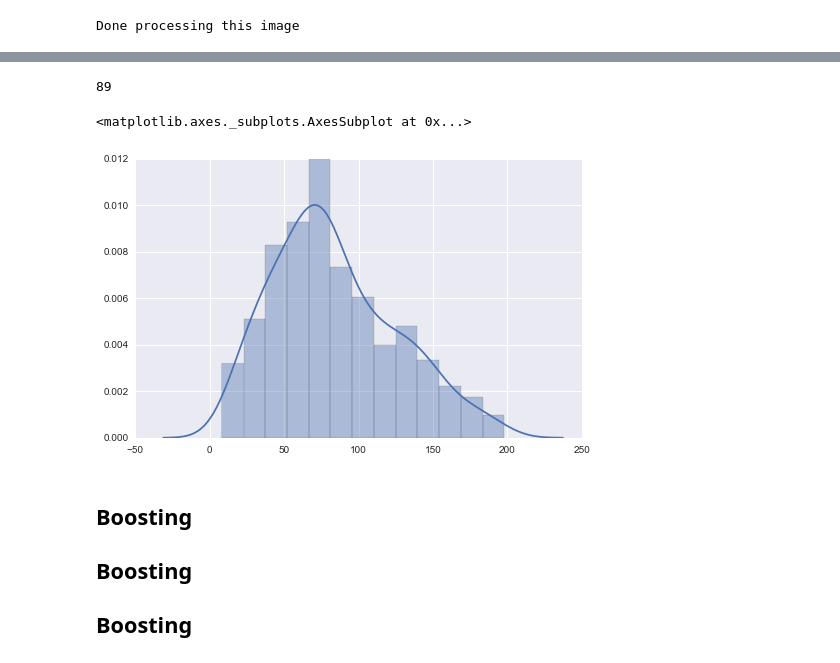
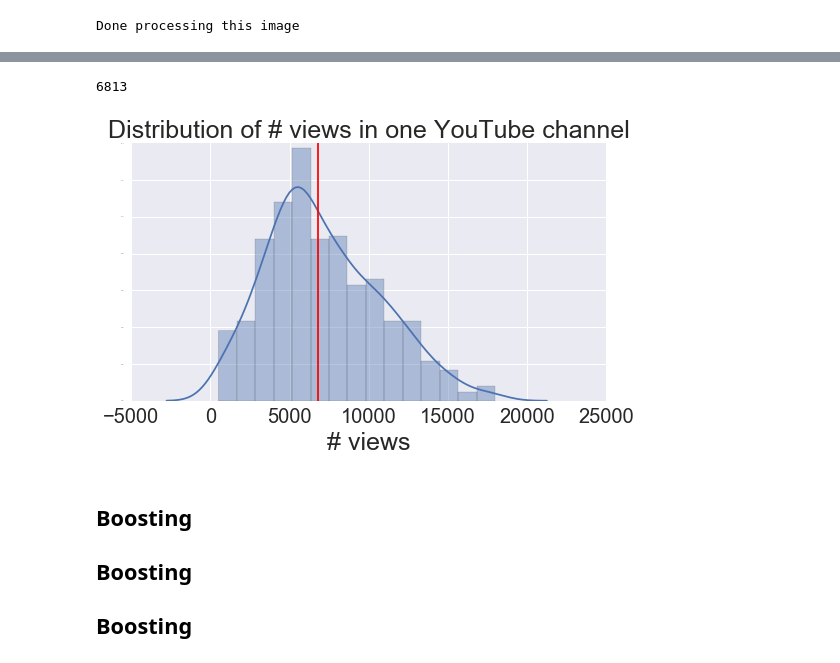
Before and after one commit to yaoliphy/insight-project, a Jupyter notebook: data_analysis_and_ML/youtube_data_analysis.ipynb, the cells around one changed output, grey strips where cells are left out. Saved outputs shown, nothing was run; the diff lists cells and outputs as text; code cells hidden in the pictures.

```diff
--- a/data_analysis_and_ML/youtube_data_analysis.ipynb
+++ b/data_analysis_and_ML/youtube_data_analysis.ipynb
@@ -1262,17 +1342,34 @@ x = df_all.iloc[264722:, 4].tolist()
+# %%
+x = df_all.loc[df['channel_id'] == 'UCFgK4tB6ybxG0-oJKlsKQlQ']
+# %%
+x = x.iloc[:, 4].tolist()
 # %%
-x_zoom = [i for i in x if i < 200]
+x_zoom = [i for i in x if i < 18000]
 # %%
 import statistics
 statistics.median(x)
 # %% [output]
-89
+6813
-# %%
-fig = plt.figure(figsize=(8,5))
-
-sns.distplot(x_zoom)
-# %% [output]
-<matplotlib.axes._subplots.AxesSubplot at 0x...>
-[figure, removed]
+# %%
+a = [statistics.median(x), statistics.median(x)]
+b = [0, 0.0002]
+# %%
+fig = plt.figure(figsize=(8,5))
+
+sns.distplot(x_zoom)
+
+plt.plot(a, b, color='r')
+#plt.text(7200, 0.00012, "median", color='r', fontsize=25)
+plt.ylim([0,0.00014])
+
+plt.xlabel('# views', fontsize=25)
+plt.xticks(fontsize=20)
+plt.yticks(fontsize=0)
+plt.title('Distribution of # views in one YouTube channel', fontsize=25)
+plt.tight_layout()
+fig.savefig('fig_distribution_views_one_channel.pdf')
+# %% [output]
+[figure, added]
 # %% [markdown]
 ## Boosting
 ## Boosting
```
Also changed, not shown: parts of 70 cells of this notebook, 1 other file.
